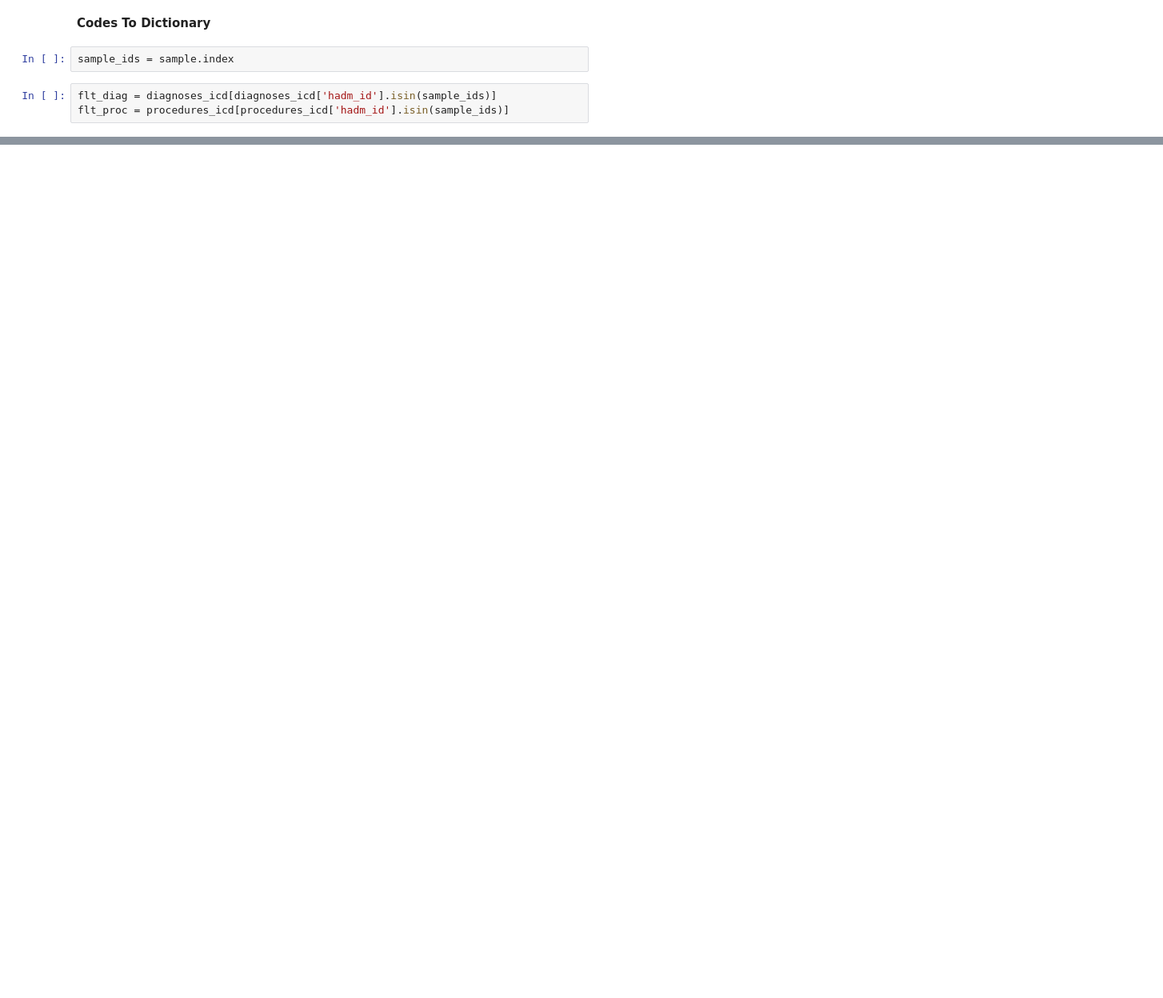
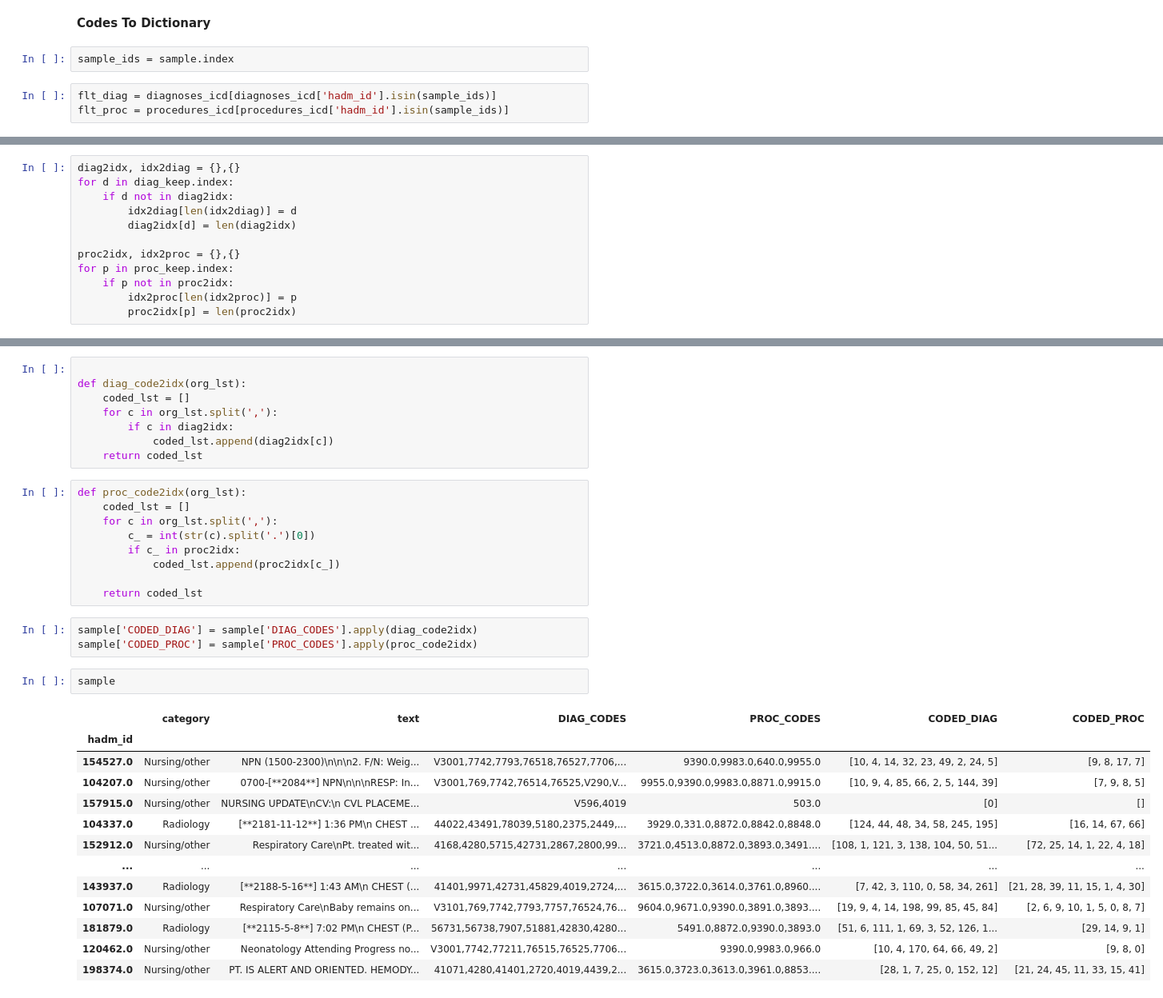
Before and after one commit to okechukwuchude/Automating-Medical-Coding, a Jupyter notebook: data_preprocessing.ipynb, the cells around one changed output, grey strips where cells are left out. Shown at 80% size. Cells and saved outputs as stored; diff of their text form; blank space fills up the shorter version.

```diff
--- a/data_preprocessing.ipynb
+++ b/data_preprocessing.ipynb
@@ -259,0 +260,12 @@ flt_proc = procedures_icd[procedures_icd['hadm_id'].isin(sample_ids)]
+# %%
+diag2idx, idx2diag = {},{}
+for d in diag_keep.index:
+    if d not in diag2idx:
+        idx2diag[len(idx2diag)] = d
+        diag2idx[d] = len(diag2idx)
+
+proc2idx, idx2proc = {},{}
+for p in proc_keep.index:
+    if p not in proc2idx:
+        idx2proc[len(idx2proc)] = p
+        proc2idx[p] = len(proc2idx)
@@ -259,0 +287,36 @@ flt_proc = procedures_icd[procedures_icd['hadm_id'].isin(sample_ids)]
+# %%
+
+def diag_code2idx(org_lst):
+    coded_lst = []
+    for c in org_lst.split(','):
+        if c in diag2idx:
+            coded_lst.append(diag2idx[c])
+    return coded_lst
+# %%
+def proc_code2idx(org_lst):
+    coded_lst = []
+    for c in org_lst.split(','):
+        c_ = int(str(c).split('.')[0])
+        if c_ in proc2idx:
+            coded_lst.append(proc2idx[c_])
+
+    return coded_lst
+# %%
+sample['CODED_DIAG'] = sample['DIAG_CODES'].apply(diag_code2idx)
+sample['CODED_PROC'] = sample['PROC_CODES'].apply(proc_code2idx)
+# %%
+sample
+# %% [output]
+|  | category | text | DIAG_CODES | PROC_CODES | CODED_DIAG | CODED_PROC |
+| hadm_id |  |  |  |  |  |  |
+| 154527.0 | Nursing/other | NPN (1500-2300)\n\n\n2. F/N: Weig... | V3001,7742,7793,76518,76527,7706,... | 9390.0,9983.0,640.0,9955.0 | [10, 4, 14, 32, 23, 49, 2, 24, 5] | [9, 8, 17, 7] |
+| 104207.0 | Nursing/other | 0700-[**2084**] NPN\n\n\nRESP: In... | V3001,769,7742,76514,76525,V290,V... | 9955.0,9390.0,9983.0,8871.0,9915.0 | [10, 9, 4, 85, 66, 2, 5, 144, 39] | [7, 9, 8, 5] |
+| 157915.0 | Nursing/other | NURSING UPDATE\nCV:\n CVL PLACEME... | V596,4019 | 503.0 | [0] | [] |
+| 104337.0 | Radiology | [**2181-11-12**] 1:36 PM\n CHEST ... | 44022,43491,78039,5180,2375,2449,... | 3929.0,331.0,8872.0,8842.0,8848.0 | [124, 44, 48, 34, 58, 245, 195] | [16, 14, 67, 66] |
+| 152912.0 | Nursing/other | Respiratory Care\nPt. treated wit... | 4168,4280,5715,42731,2867,2800,99... | 3721.0,4513.0,8872.0,3893.0,3491.... | [108, 1, 121, 3, 138, 104, 50, 51... | [72, 25, 14, 1, 22, 4, 18] |
+| ... | ... | ... | ... | ... | ... | ... |
+| 143937.0 | Radiology | [**2188-5-16**] 1:43 AM\n CHEST (... | 41401,9971,42731,45829,4019,2724,... | 3615.0,3722.0,3614.0,3761.0,8960.... | [7, 42, 3, 110, 0, 58, 34, 261] | [21, 28, 39, 11, 15, 1, 4, 30] |
+| 107071.0 | Nursing/other | Respiratory Care\nBaby remains on... | V3101,769,7742,7793,7757,76524,76... | 9604.0,9671.0,9390.0,3891.0,3893.... | [19, 9, 4, 14, 198, 99, 85, 45, 84] | [2, 6, 9, 10, 1, 5, 0, 8, 7] |
+| 181879.0 | Radiology | [**2115-5-8**] 7:02 PM\n CHEST (P... | 56731,56738,7907,51881,42830,4280... | 5491.0,8872.0,9390.0,3893.0 | [51, 6, 111, 1, 69, 3, 52, 126, 1... | [29, 14, 9, 1] |
+| 120462.0 | Nursing/other | Neonatology Attending Progress no... | V3001,7742,77211,76515,76525,7706... | 9390.0,9983.0,966.0 | [10, 4, 170, 64, 66, 49, 2] | [9, 8, 0] |
+| 198374.0 | Nursing/other | PT. IS ALERT AND ORIENTED. HEMODY... | 41071,4280,41401,2720,4019,4439,2... | 3615.0,3723.0,3613.0,3961.0,8853.... | [28, 1, 7, 25, 0, 152, 12] | [21, 24, 45, 11, 33, 15, 41] |
```
Also changed, not shown: parts of 13 cells of this notebook.
